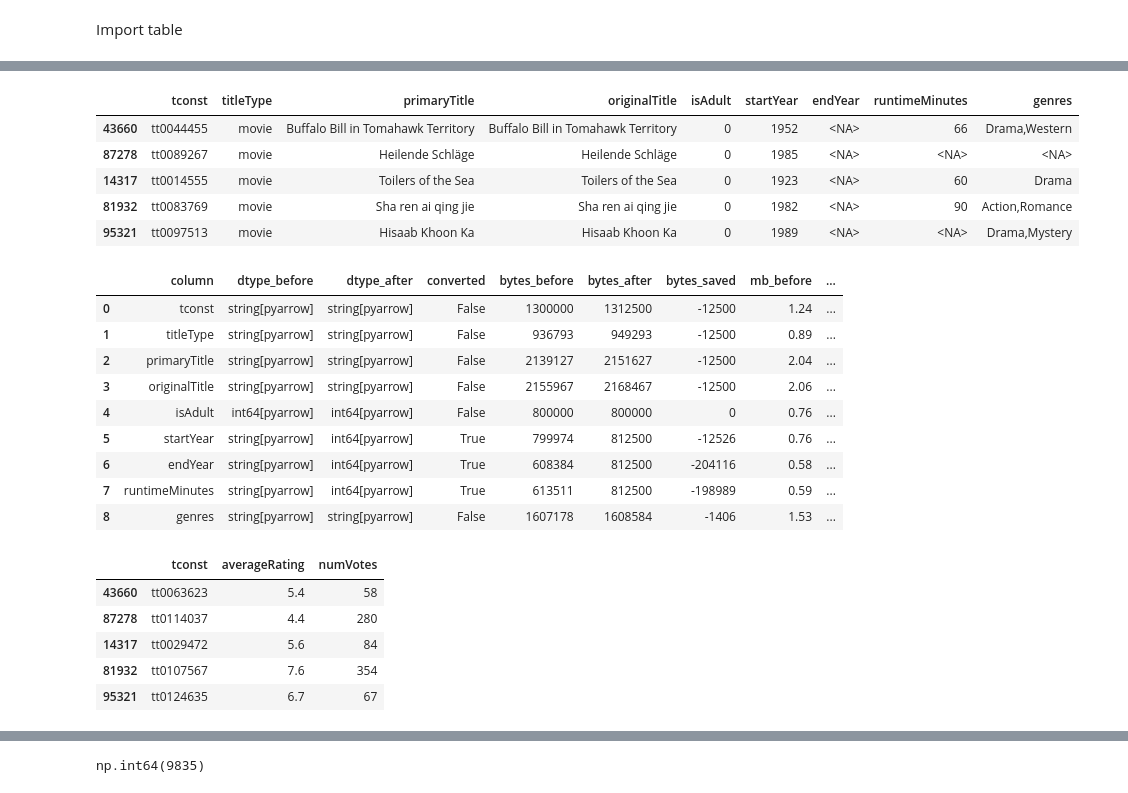
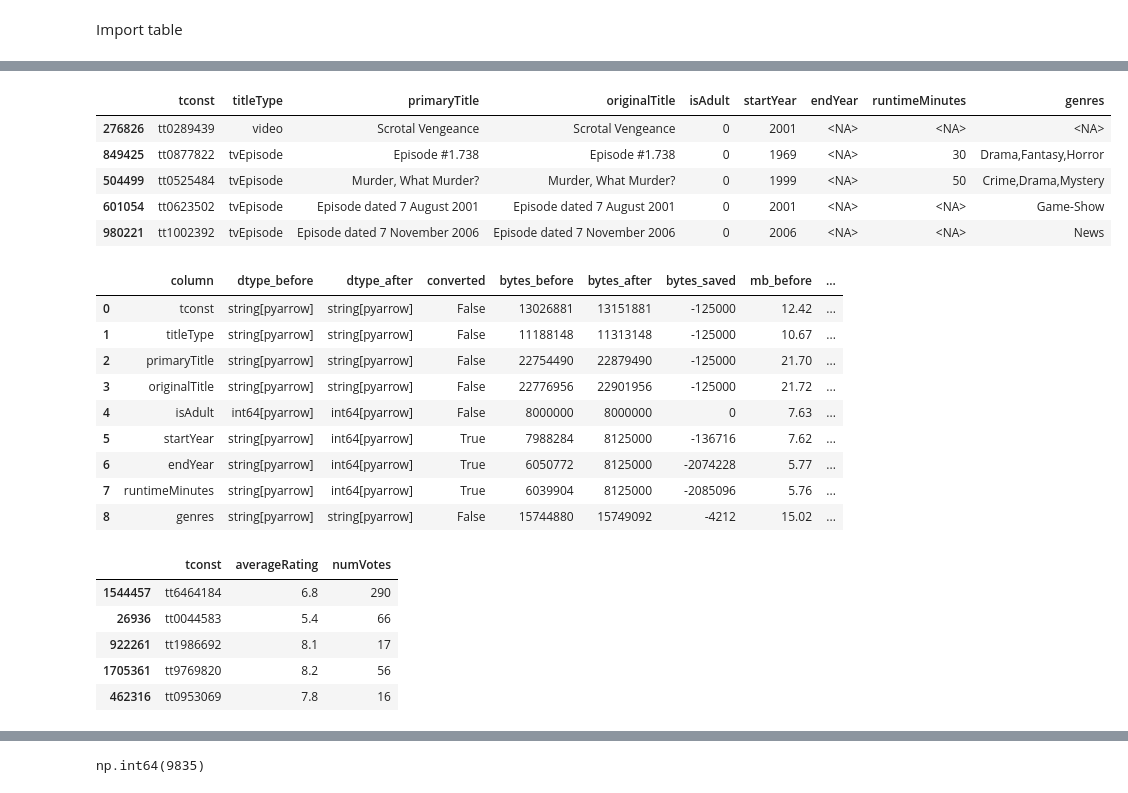
Before and after one commit to debeerpj/datkit, a Jupyter notebook: notebooks/first_profile.ipynb, the cells around one changed output, grey strips where cells are left out. Saved outputs shown, nothing was run; the diff lists cells and outputs as text; code cells hidden in the pictures.

```diff
--- a/notebooks/first_profile.ipynb
+++ b/notebooks/first_profile.ipynb
@@ -11,13 +28,5 @@ Import table
 # don't use dtype=str as that creates legacy objects that pythons stores strings in
 # pyarrow is a better option for string storage and manipulation (columnar storage)
 df_title_basics = pd.read_csv(
-    "d:/dev/data-analysis-toolkit/devdata/title.basics.tsv.gz", sep="\t", dtype_backend="pyarrow", nrows=100_000
+    "d:/dev/data-analysis-toolkit/devdata/title.basics.tsv.gz", sep="\t", dtype_backend="pyarrow", nrows=1000_000
 )
-
-df_title_akas = pd.read_csv(
-    "d:/dev/data-analysis-toolkit/devdata/title.akas.tsv.gz", sep="\t", dtype_backend="pyarrow", nrows=100_000
-)
-
-df_title_ratings = pd.read_csv(
-    "d:/dev/data-analysis-toolkit/devdata/title.ratings.tsv.gz", sep="\t", dtype_backend="pyarrow", nrows=100_000
-)
@@ -53,6 +73,2 @@ df_title_ratings.sample(n=5, random_state=1)
 # %%
-df_title_basics_clean, title_basics_cleaning_report = clean_dataframe(df_title_basics, False)
-
-df_title_akas_clean, title_akas_cleaning_report = clean_dataframe(df_title_akas, False)
-
-df_title_ratings_clean, title_ratingscleaning_report = clean_dataframe(df_title_ratings, False)
+df_title_basics, title_basics_cleaning_report = clean_dataframe(df_title_basics, True)
@@ -59,34 +77,34 @@ df_title_ratings_clean, title_ratingscleaning_report = clean_dataframe(df_title_
 # %%
-df_title_basics_clean.sample(n=5, random_state=1)
+df_title_basics.sample(n=5, random_state=1)
 # %% [output]
 |  | tconst | titleType | primaryTitle | originalTitle | isAdult | startYear | endYear | runtimeMinutes | genres |
-| 43660 | tt0044455 | movie | Buffalo Bill in Tomahawk Territory | Buffalo Bill in Tomahawk Territory | 0 | 1952 | <NA> | 66 | Drama,Western |
-| 87278 | tt0089267 | movie | Heilende Schläge | Heilende Schläge | 0 | 1985 | <NA> | <NA> | <NA> |
-| 14317 | tt0014555 | movie | Toilers of the Sea | Toilers of the Sea | 0 | 1923 | <NA> | 60 | Drama |
-| 81932 | tt0083769 | movie | Sha ren ai qing jie | Sha ren ai qing jie | 0 | 1982 | <NA> | 90 | Action,Romance |
-| 95321 | tt0097513 | movie | Hisaab Khoon Ka | Hisaab Khoon Ka | 0 | 1989 | <NA> | <NA> | Drama,Mystery |
+| 276826 | tt0289439 | video | Scrotal Vengeance | Scrotal Vengeance | 0 | 2001 | <NA> | <NA> | <NA> |
+| 849425 | tt0877822 | tvEpisode | Episode #1.738 | Episode #1.738 | 0 | 1969 | <NA> | 30 | Drama,Fantasy,Horror |
+| 504499 | tt0525484 | tvEpisode | Murder, What Murder? | Murder, What Murder? | 0 | 1999 | <NA> | 50 | Crime,Drama,Mystery |
+| 601054 | tt0623502 | tvEpisode | Episode dated 7 August 2001 | Episode dated 7 August 2001 | 0 | 2001 | <NA> | <NA> | Game-Show |
+| 980221 | tt1002392 | tvEpisode | Episode dated 7 November 2006 | Episode dated 7 November 2006 | 0 | 2006 | <NA> | <NA> | News |
 # %%
 title_basics_cleaning_report
 # %% [output]
 |  | column | dtype_before | dtype_after | converted | bytes_before | bytes_after | bytes_saved | mb_before | ... |
-| 0 | tconst | string[pyarrow] | string[pyarrow] | False | 1300000 | 1312500 | -12500 | 1.24 | ... |
-| 1 | titleType | string[pyarrow] | string[pyarrow] | False | 936793 | 949293 | -12500 | 0.89 | ... |
-| 2 | primaryTitle | string[pyarrow] | string[pyarrow] | False | 2139127 | 2151627 | -12500 | 2.04 | ... |
-| 3 | originalTitle | string[pyarrow] | string[pyarrow] | False | 2155967 | 2168467 | -12500 | 2.06 | ... |
-| 4 | isAdult | int64[pyarrow] | int64[pyarrow] | False | 800000 | 800000 | 0 | 0.76 | ... |
-| 5 | startYear | string[pyarrow] | int64[pyarrow] | True | 799974 | 812500 | -12526 | 0.76 | ... |
-| 6 | endYear | string[pyarrow] | int64[pyarrow] | True | 608384 | 812500 | -204116 | 0.58 | ... |
-| 7 | runtimeMinutes | string[pyarrow] | int64[pyarrow] | True | 613511 | 812500 | -198989 | 0.59 | ... |
-| 8 | genres | string[pyarrow] | string[pyarrow] | False | 1607178 | 1608584 | -1406 | 1.53 | ... |
+| 0 | tconst | string[pyarrow] | string[pyarrow] | False | 13026881 | 13151881 | -125000 | 12.42 | ... |
+| 1 | titleType | string[pyarrow] | string[pyarrow] | False | 11188148 | 11313148 | -125000 | 10.67 | ... |
+| 2 | primaryTitle | string[pyarrow] | string[pyarrow] | False | 22754490 | 22879490 | -125000 | 21.70 | ... |
+| 3 | originalTitle | string[pyarrow] | string[pyarrow] | False | 22776956 | 22901956 | -125000 | 21.72 | ... |
+| 4 | isAdult | int64[pyarrow] | int64[pyarrow] | False | 8000000 | 8000000 | 0 | 7.63 | ... |
+| 5 | startYear | string[pyarrow] | int64[pyarrow] | True | 7988284 | 8125000 | -136716 | 7.62 | ... |
+| 6 | endYear | string[pyarrow] | int64[pyarrow] | True | 6050772 | 8125000 | -2074228 | 5.77 | ... |
+| 7 | runtimeMinutes | string[pyarrow] | int64[pyarrow] | True | 6039904 | 8125000 | -2085096 | 5.76 | ... |
+| 8 | genres | string[pyarrow] | string[pyarrow] | False | 15744880 | 15749092 | -4212 | 15.02 | ... |
 # %%
-df_title_ratings_clean.sample(n=5, random_state=1)
+df_title_ratings.sample(n=5, random_state=1)
 # %% [output]
 |  | tconst | averageRating | numVotes |
-| 43660 | tt0063623 | 5.4 | 58 |
-| 87278 | tt0114037 | 4.4 | 280 |
-| 14317 | tt0029472 | 5.6 | 84 |
-| 81932 | tt0107567 | 7.6 | 354 |
-| 95321 | tt0124635 | 6.7 | 67 |
+| 1544457 | tt6464184 | 6.8 | 290 |
+| 26936 | tt0044583 | 5.4 | 66 |
+| 922261 | tt1986692 | 8.1 | 17 |
+| 1705361 | tt9769820 | 8.2 | 56 |
+| 462316 | tt0953069 | 7.8 | 16 |
 # %%
 title_ratingscleaning_report
 # %% [output]
```
Also changed, not shown: parts of 23 cells of this notebook, 5 other files.
